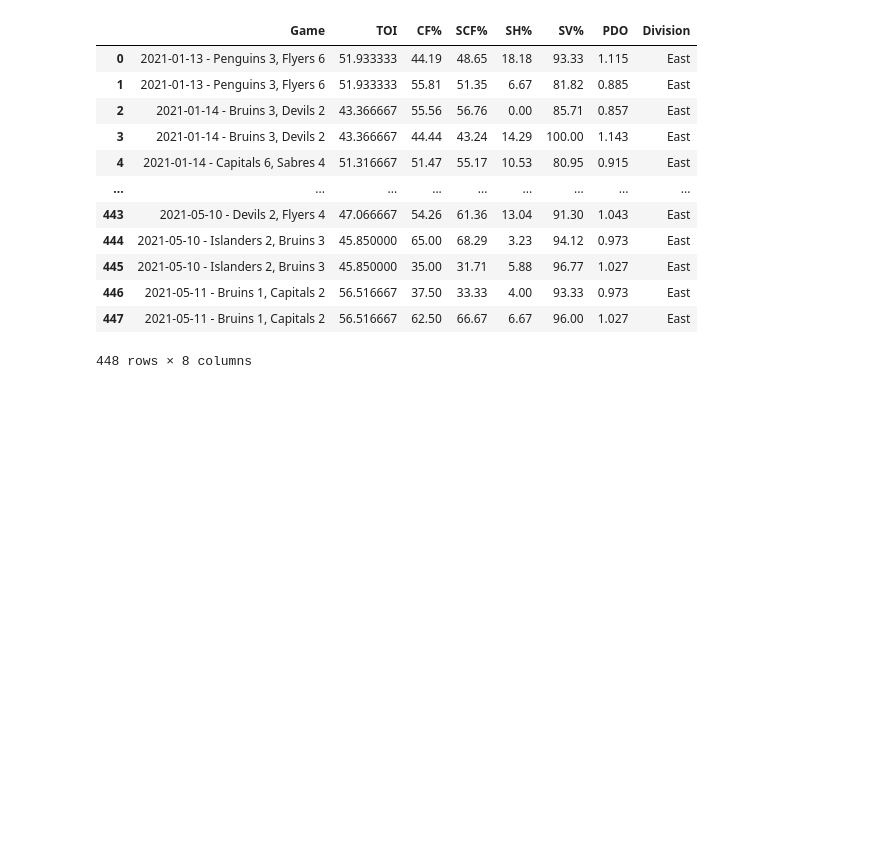
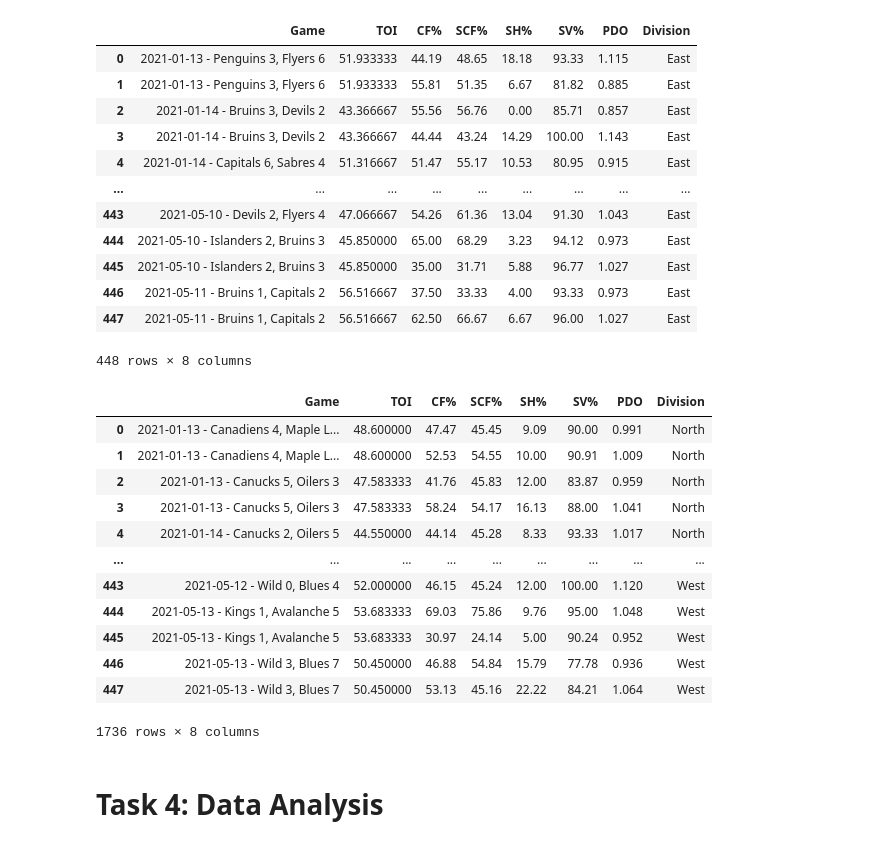
Before and after one commit to data301-2021-winter1/project-group23-project, a Jupyter notebook: notebooks/analysis2.ipynb, the cells around one changed output. Saved outputs shown, nothing was run; the diff lists cells and outputs as text; code cells hidden in the pictures; blank space fills up the shorter version.

Commit message:
Finished the py file and finished task 3 of the milestone

```diff
--- a/notebooks/analysis2.ipynb
+++ b/notebooks/analysis2.ipynb
@@ -218,3 +286,22 @@ alldiv
 | 446 | 2021-05-11 - Bruins 1, Capitals 2 | 56.516667 | 37.50 | 33.33 | 4.00 | 93.33 | 0.973 | East |
 | 447 | 2021-05-11 - Bruins 1, Capitals 2 | 56.516667 | 62.50 | 66.67 | 6.67 | 96.00 | 1.027 | East |
 448 rows × 8 columns
+# %%
+AllDiv = kp.all_divisions_describe(dfp)
+AllDiv
+# %% [output]
+|  | Game | TOI | CF% | SCF% | SH% | SV% | PDO | Division |
+| 0 | 2021-01-13 - Canadiens 4, Maple L... | 48.600000 | 47.47 | 45.45 | 9.09 | 90.00 | 0.991 | North |
+| 1 | 2021-01-13 - Canadiens 4, Maple L... | 48.600000 | 52.53 | 54.55 | 10.00 | 90.91 | 1.009 | North |
+| 2 | 2021-01-13 - Canucks 5, Oilers 3 | 47.583333 | 41.76 | 45.83 | 12.00 | 83.87 | 0.959 | North |
+| 3 | 2021-01-13 - Canucks 5, Oilers 3 | 47.583333 | 58.24 | 54.17 | 16.13 | 88.00 | 1.041 | North |
+| 4 | 2021-01-14 - Canucks 2, Oilers 5 | 44.550000 | 44.14 | 45.28 | 8.33 | 93.33 | 1.017 | North |
+| ... | ... | ... | ... | ... | ... | ... | ... | ... |
+| 443 | 2021-05-12 - Wild 0, Blues 4 | 52.000000 | 46.15 | 45.24 | 12.00 | 100.00 | 1.120 | West |
+| 444 | 2021-05-13 - Kings 1, Avalanche 5 | 53.683333 | 69.03 | 75.86 | 9.76 | 95.00 | 1.048 | West |
+| 445 | 2021-05-13 - Kings 1, Avalanche 5 | 53.683333 | 30.97 | 24.14 | 5.00 | 90.24 | 0.952 | West |
+| 446 | 2021-05-13 - Wild 3, Blues 7 | 50.450000 | 46.88 | 54.84 | 15.79 | 77.78 | 0.936 | West |
+| 447 | 2021-05-13 - Wild 3, Blues 7 | 50.450000 | 53.13 | 45.16 | 22.22 | 84.21 | 1.064 | West |
+1736 rows × 8 columns
+# %% [markdown]
+# Task 4: Data Analysis
```
Also changed, not shown: parts of 7 cells of this notebook, 1 other file.
